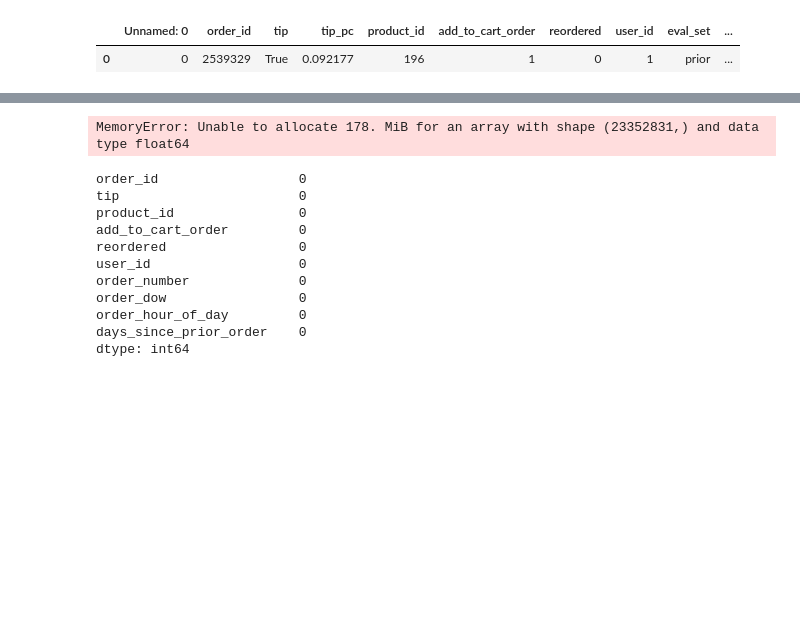
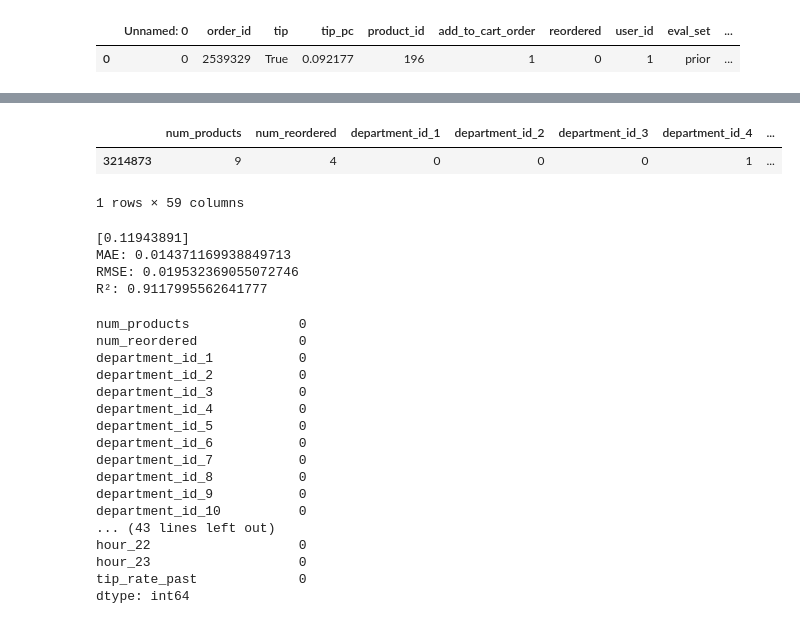
Before and after one commit to Chemmic/DataScience, a Jupyter notebook: data_science_project_aufgabe2.ipynb, the cells around one changed output, grey strips where cells are left out. Saved outputs shown, nothing was run; the diff lists cells and outputs as text; code cells hidden in the pictures; blank space fills up the shorter version.

```diff
--- a/data_science_project_aufgabe2.ipynb
+++ b/data_science_project_aufgabe2.ipynb
@@ -377,48 +384,60 @@ from sklearn.ensemble import GradientBoostingRegressor, HistGradientBoostingRegr
 
 
 model = LinearRegression()
-model = HistGradientBoostingRegressor(
+""" model = HistGradientBoostingRegressor(
     learning_rate=0.05,
     max_depth=6,
     max_iter=300,         # entspricht grob n_estimators
     early_stopping=True,  # stoppt wenn’s nicht mehr besser wird
     random_state=42
-)
+) """
 pipeline = Pipeline(
     steps=[
-        #("preprocessor", preprocessor),
+        ("preprocessor", StandardScaler()),
         ("model", model)
     ]
 )
 
 
 pipeline.fit(X_train, y_train)
 
 y_pred = pipeline.predict(X_test)
 
 
 display(single)
 
 single_pred = single.drop(["tip_pc"], axis=1)
 
 print(pipeline.predict(single_pred))
 
 print("MAE:", mean_absolute_error(y_test, y_pred))
 print("RMSE:", np.sqrt(mean_squared_error(y_test, y_pred)))
 print("R²:", r2_score(y_test, y_pred))
 # %% [output]
+|  | num_products | num_reordered | department_id_1 | department_id_2 | department_id_3 | department_id_4 | ... |
+| 3214873 | 9 | 4 | 0 | 0 | 0 | 1 | ... |
-MemoryError: Unable to allocate 178. MiB for an array with shape (23352831,) and data type float64
+1 rows × 59 columns
+[0.11943891]
+MAE: 0.014371169938849713
+RMSE: 0.019532369055072746
+R²: 0.9117995562641777
 # %%
-X.isna().sum().sort_values(ascending=False).head(20)
+X.isna().sum().sort_values(ascending=False)
 # %% [output]
-order_id                  0
-tip                       0
-product_id                0
-add_to_cart_order         0
-reordered                 0
-user_id                   0
-order_number              0
-order_dow                 0
-order_hour_of_day         0
-days_since_prior_order    0
+num_products              0
+num_reordered             0
+department_id_1           0
+department_id_2           0
+department_id_3           0
+department_id_4           0
+department_id_5           0
+department_id_6           0
+department_id_7           0
+department_id_8           0
+department_id_9           0
+department_id_10          0
+... (43 lines left out)
+hour_22                   0
+hour_23                   0
+tip_rate_past             0
 dtype: int64
```
Also changed, not shown: parts of 12 cells of this notebook.
